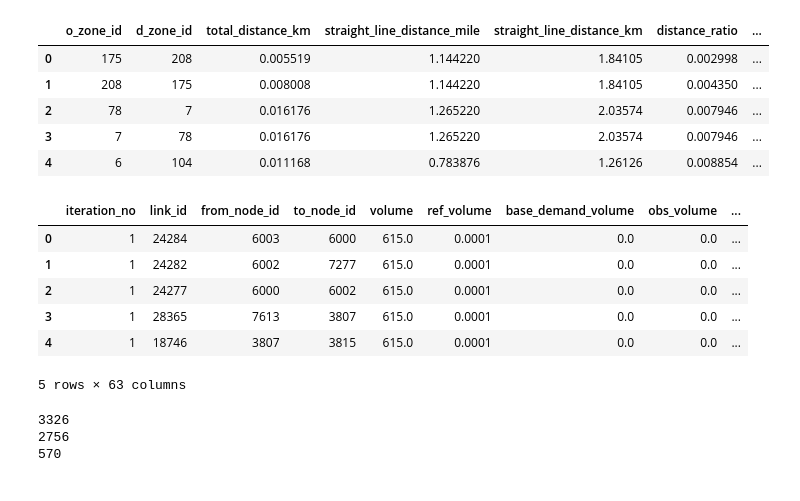
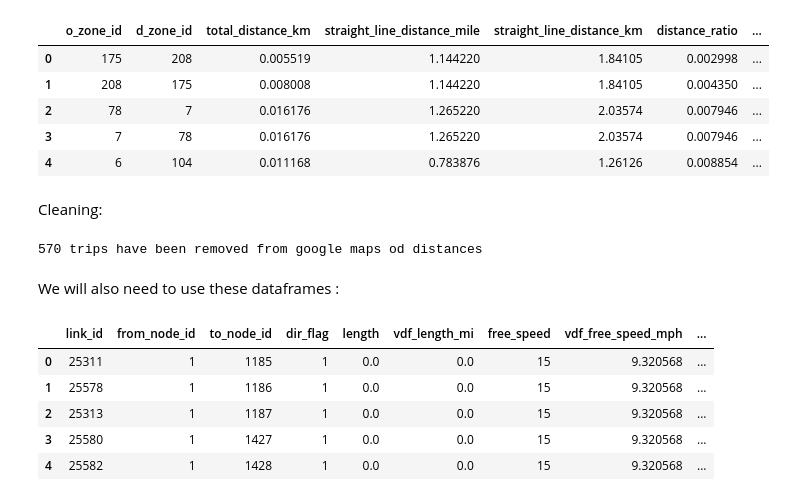
Before and after one commit to antoinekc8/DOTNET_project, a Jupyter notebook: notebook/Global.ipynb, the cells around one changed output. Cells and saved outputs as stored; diff of their text form; code cells hidden in the pictures.

Commit message:
continue cleaning but we still need to clean the volume problems

```diff
--- a/notebook/Global.ipynb
+++ b/notebook/Global.ipynb
@@ -60,18 +81,22 @@ df_problematic_od_distances.head()
 | 2 | 78 | 7 | 0.016176 | 1.265220 | 2.03574 | 0.007946 | ... |
 | 3 | 7 | 78 | 0.016176 | 1.265220 | 2.03574 | 0.007946 | ... |
 | 4 | 6 | 104 | 0.011168 | 0.783876 | 1.26126 | 0.008854 | ... |
-# %%
-df_problem_volume_links.head()
-# %% [output]
-|  | iteration_no | link_id | from_node_id | to_node_id | volume | ref_volume | base_demand_volume | obs_volume | ... |
-| 0 | 1 | 24284 | 6003 | 6000 | 615.0 | 0.0001 | 0.0 | 0.0 | ... |
-| 1 | 1 | 24282 | 6002 | 7277 | 615.0 | 0.0001 | 0.0 | 0.0 | ... |
-| 2 | 1 | 24277 | 6000 | 6002 | 615.0 | 0.0001 | 0.0 | 0.0 | ... |
-| 3 | 1 | 28365 | 7613 | 3807 | 615.0 | 0.0001 | 0.0 | 0.0 | ... |
-| 4 | 1 | 18746 | 3807 | 3815 | 615.0 | 0.0001 | 0.0 | 0.0 | ... |
-5 rows × 63 columns
+# %% [markdown]
+Cleaning:
 # %%
-# check if a google link is in df_inaccessible_od from df_google_maps_od_distance
+# check if a google link is in df_inaccessible_od from df_destination_accessibility and df_origin_accessibility
+
+for i in range(len(df_origin_accessibility)):
+    check = df_origin_accessibility['google_maps_link'][i]
+    for link in df_inaccessible_od['google_maps_http_link']:
+        if check == link:
+            print("Found")
+
+for i in range(len(df_destination_accessibility)):
+    check = df_destination_accessibility['google_maps_link'][i]
+    for link in df_inaccessible_od['google_maps_http_link']:
+        if check == link:
+            print("Found")
 
 for i in range(len(df_google_maps_od_distance)):
     check = df_google_maps_od_distance['google_maps_http_link'][i]
@@ -79,8 +104,7 @@ for i in range(len(df_google_maps_od_distance)):
         if check == link:
             print("Found")
 
-
-# check if od distances are in google maps od distances
+# clean the problematic distances from google maps od distances
 
 problematic_distances = 0
 
@@ -94,6 +118,15 @@ for i in range(len(df_problematic_od_distances)):
 
 print(f'{problematic_distances} trips have been removed from google maps od distances')
 # %% [output]
-3326
-2756
-570
+570 trips have been removed from google maps od distances
+# %% [markdown]
+We will also need to use these dataframes :
+# %%
+df_link.head()
+# %% [output]
+|  | link_id | from_node_id | to_node_id | dir_flag | length | vdf_length_mi | free_speed | vdf_free_speed_mph | ... |
+| 0 | 25311 | 1 | 1185 | 1 | 0.0 | 0.0 | 15 | 9.320568 | ... |
+| 1 | 25578 | 1 | 1186 | 1 | 0.0 | 0.0 | 15 | 9.320568 | ... |
+| 2 | 25313 | 1 | 1187 | 1 | 0.0 | 0.0 | 15 | 9.320568 | ... |
+| 3 | 25580 | 1 | 1427 | 1 | 0.0 | 0.0 | 15 | 9.320568 | ... |
+| 4 | 25582 | 1 | 1428 | 1 | 0.0 | 0.0 | 15 | 9.320568 | ... |
```
Also changed, not shown: parts of 11 cells of this notebook.
